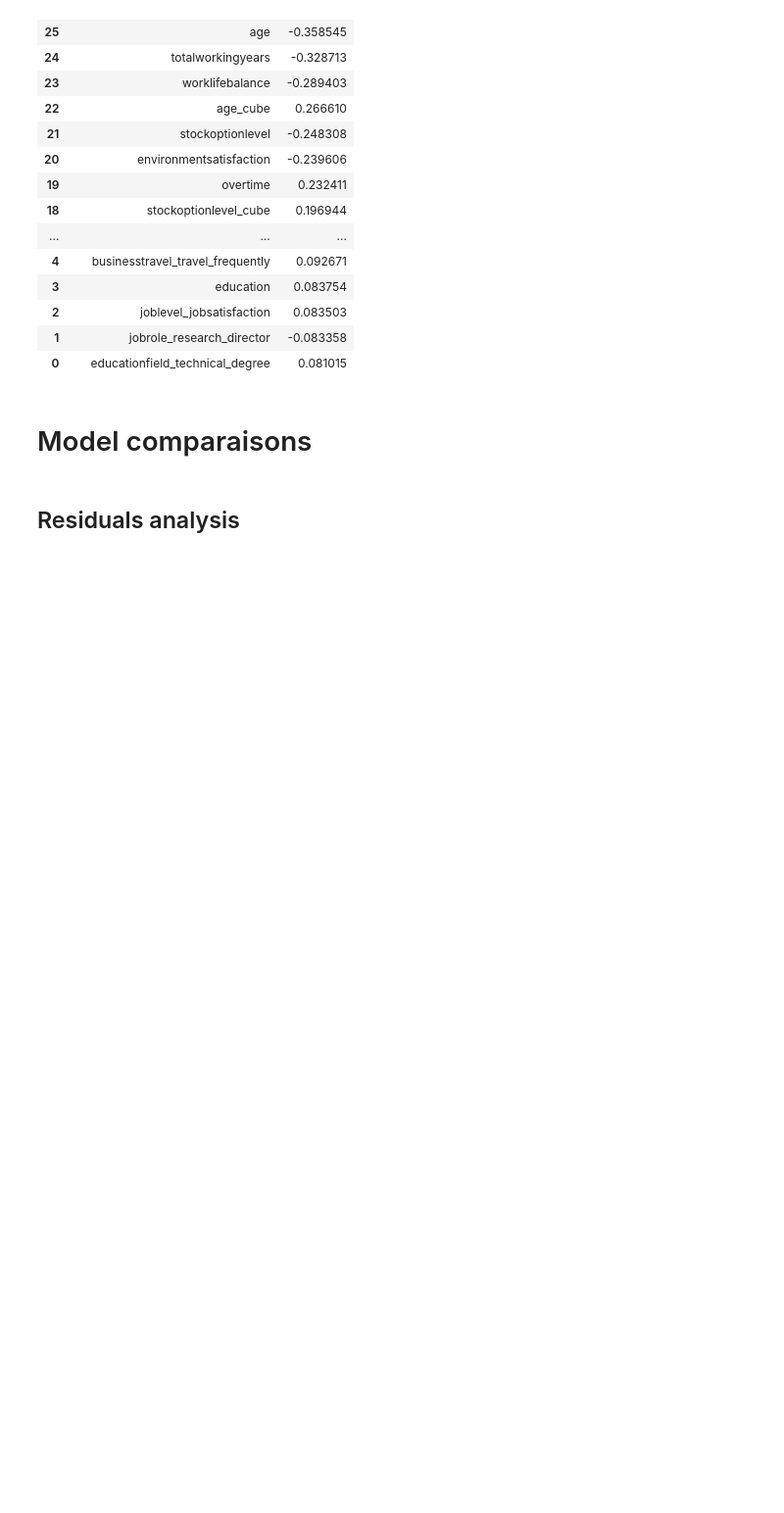
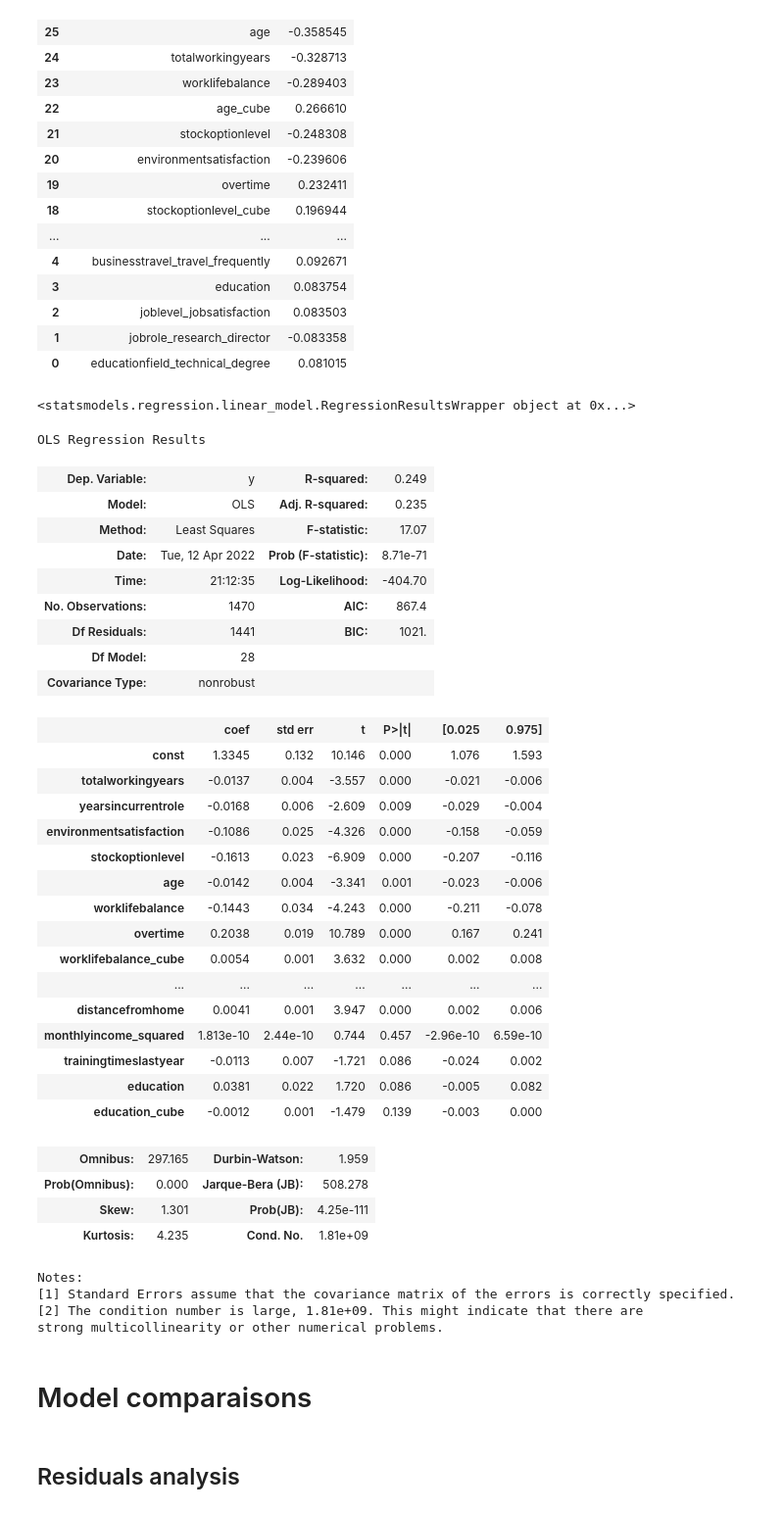
Before and after one commit to bgtm/attrition_prediction, a Jupyter notebook: notebooks/add non-linearities.ipynb, the cells around one changed output. Shown: that part at 98% size. Saved outputs shown, nothing was run; the diff lists cells and outputs as text; code cells hidden in the pictures; blank space fills up the shorter version.

```diff
--- a/notebooks/add non-linearities.ipynb
+++ b/notebooks/add non-linearities.ipynb
@@ -261,6 +261,8 @@ selection = pd.DataFrame({
 selection['trie'] = abs(selection['Coefficient'])
 selection = selection.sort_values(by=['trie'],ascending=False)
 selection = selection.drop(columns=['trie'])
+
+var_ridge = selection['Variables']
 selection
 # %% [output]
 |  | Variables | Coefficient |
@@ -369,3 +373,48 @@ selection
+# %%
+X_ols = X[var_ridge]
+X_ols = sm.add_constant(X_ols)
+# %%
+model = sm.OLS(y,X_ols)
+results = model.fit()
+# %% [output]
+<statsmodels.regression.linear_model.RegressionResultsWrapper object at 0x...>
+# %%
+results.summary()
+# %% [output]
+OLS Regression Results
+| Dep. Variable: | y | R-squared: | 0.249 |
+| Model: | OLS | Adj. R-squared: | 0.235 |
+| Method: | Least Squares | F-statistic: | 17.07 |
+| Date: | Tue, 12 Apr 2022 | Prob (F-statistic): | 8.71e-71 |
+| Time: | 21:12:35 | Log-Likelihood: | -404.70 |
+| No. Observations: | 1470 | AIC: | 867.4 |
+| Df Residuals: | 1441 | BIC: | 1021. |
+| Df Model: | 28 |  |  |
+| Covariance Type: | nonrobust |  |  |
+|  | coef | std err | t | P>|t| | [0.025 | 0.975] |
+| const | 1.3345 | 0.132 | 10.146 | 0.000 | 1.076 | 1.593 |
+| totalworkingyears | -0.0137 | 0.004 | -3.557 | 0.000 | -0.021 | -0.006 |
+| yearsincurrentrole | -0.0168 | 0.006 | -2.609 | 0.009 | -0.029 | -0.004 |
+| environmentsatisfaction | -0.1086 | 0.025 | -4.326 | 0.000 | -0.158 | -0.059 |
+| stockoptionlevel | -0.1613 | 0.023 | -6.909 | 0.000 | -0.207 | -0.116 |
+| age | -0.0142 | 0.004 | -3.341 | 0.001 | -0.023 | -0.006 |
+| worklifebalance | -0.1443 | 0.034 | -4.243 | 0.000 | -0.211 | -0.078 |
+| overtime | 0.2038 | 0.019 | 10.789 | 0.000 | 0.167 | 0.241 |
+| worklifebalance_cube | 0.0054 | 0.001 | 3.632 | 0.000 | 0.002 | 0.008 |
+| ... | ... | ... | ... | ... | ... | ... |
+| distancefromhome | 0.0041 | 0.001 | 3.947 | 0.000 | 0.002 | 0.006 |
+| monthlyincome_squared | 1.813e-10 | 2.44e-10 | 0.744 | 0.457 | -2.96e-10 | 6.59e-10 |
+| trainingtimeslastyear | -0.0113 | 0.007 | -1.721 | 0.086 | -0.024 | 0.002 |
+| education | 0.0381 | 0.022 | 1.720 | 0.086 | -0.005 | 0.082 |
+| education_cube | -0.0012 | 0.001 | -1.479 | 0.139 | -0.003 | 0.000 |
+| Omnibus: | 297.165 | Durbin-Watson: | 1.959 |
+| Prob(Omnibus): | 0.000 | Jarque-Bera (JB): | 508.278 |
+| Skew: | 1.301 | Prob(JB): | 4.25e-111 |
+| Kurtosis: | 4.235 | Cond. No. | 1.81e+09 |
+Notes:
+[1] Standard Errors assume that the covariance matrix of the errors is correctly specified.
+[2] The condition number is large, 1.81e+09. This might indicate that there are
+strong multicollinearity or other numerical problems.
 # %% [markdown]
 # Model comparaisons
 # %% [markdown]
```
Also changed, not shown: parts of 1 cell of this notebook.
